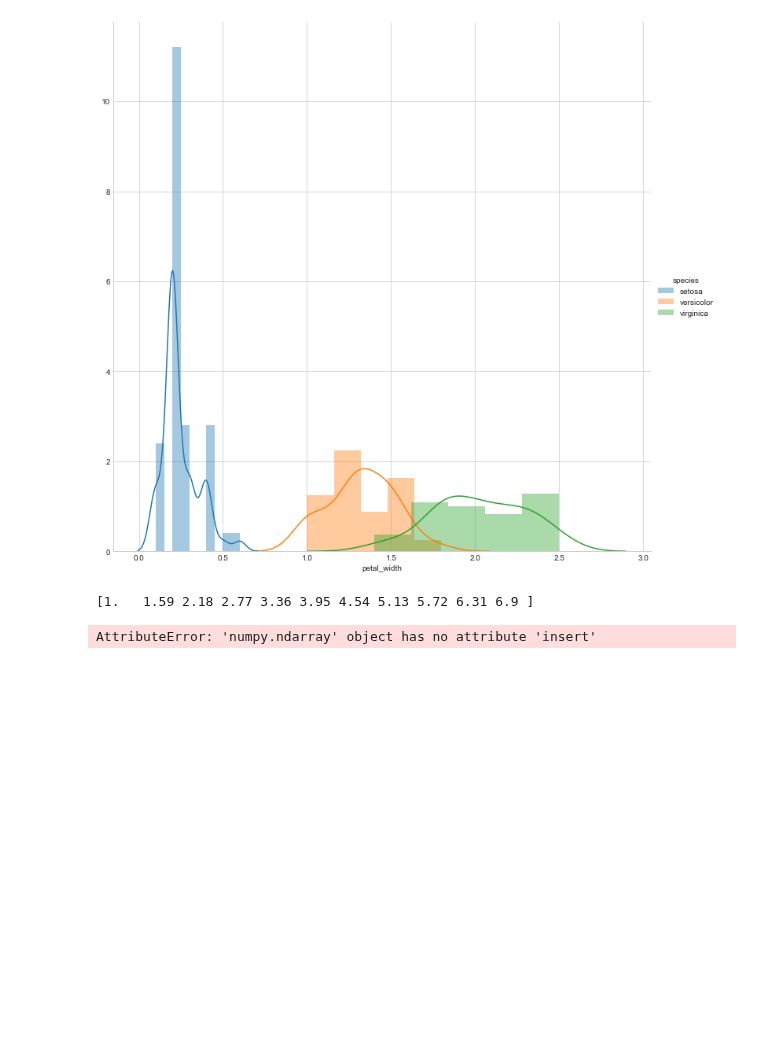
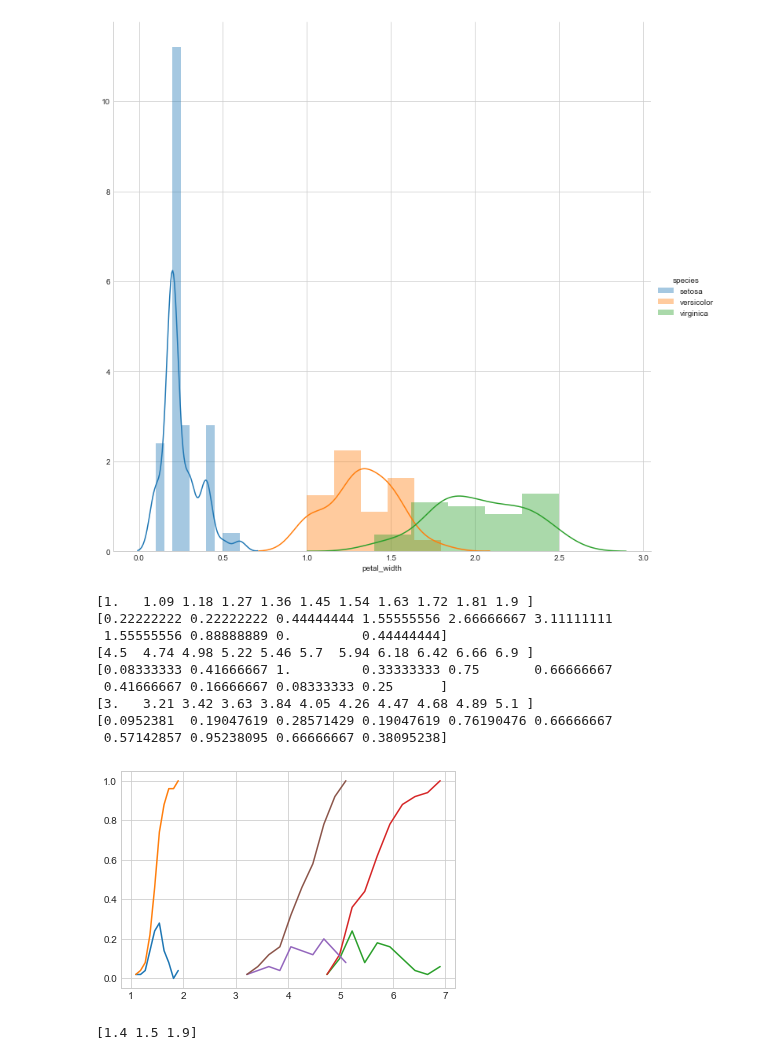
Before and after one commit to utkarshalok/ML-AI, a Jupyter notebook: IRIS/EDA.ipynb, the cells around one changed output. Saved outputs shown, nothing was run; the diff lists cells and outputs as text; code cells hidden in the pictures; blank space fills up the shorter version.

Commit message:
Different plots implemented like boxplot, violinplot, pairplot and quantiles

```diff
--- a/IRIS/Untitled.ipynb
+++ b/IRIS/EDA.ipynb
@@ -30,14 +30,66 @@ sns.FacetGrid(iris,hue="species",size=10).map(sns.distplot,"petal_width").add_le
 plt.show()
 # %% [output]
 [figure]
-# %%
-#PDF and CDF
-counts, bin_edges=np.histogram(iris['petal_length'],bins=10)
-pdf=counts/sum(counts)
-print(bin_edges)
-counts.insert(0,0)
-print(counts)
-#plt.plot(bin_edges,pdf)
-# %% [output]
-[1.   1.59 2.18 2.77 3.36 3.95 4.54 5.13 5.72 6.31 6.9 ]
-AttributeError: 'numpy.ndarray' object has no attribute 'insert'
+# %%
+#PDF and CDF
+iris_setosa=iris.loc[iris['species']=='setosa']
+iris_virginica=iris.loc[iris['species']=='virginica']
+iris_versicolor=iris.loc[iris['species']=='versicolor']
+
+counts, bin_edges=np.histogram(iris_setosa['petal_length'],bins=10,density=True)
+pdf=counts/sum(counts)
+print(bin_edges)
+print(counts)
+
+#CDF
+cdf=np.cumsum(pdf)
+plt.plot(bin_edges[1:],pdf)
+plt.plot(bin_edges[1:],cdf)
+
+#plt.show()
+
+#VIRGINICA
+
+countsvi, bin_edgesvi=np.histogram(iris_virginica['petal_length'],bins=10,density=True)
+pdfvi=countsvi/sum(countsvi)
+print(bin_edgesvi)
+print(countsvi)
+
+#CDF
+cdfvi=np.cumsum(pdfvi)
+plt.plot(bin_edgesvi[1:],pdfvi)
+plt.plot(bin_edgesvi[1:],cdfvi)
+
+#plt.show()
+
+#VERSICOLOR
+
+countsvc, bin_edgesvc=np.histogram(iris_versicolor['petal_length'],bins=10,density=True)
+pdfvc=countsvc/sum(countsvc)
+print(bin_edgesvc)
+print(countsvc)
+
+#CDF
+cdfvc=np.cumsum(pdfvc)
+plt.plot(bin_edgesvc[1:],pdfvc)
+plt.plot(bin_edgesvc[1:],cdfvc)
+
+plt.show()
+# %% [output]
+[1.   1.09 1.18 1.27 1.36 1.45 1.54 1.63 1.72 1.81 1.9 ]
+[0.22222222 0.22222222 0.44444444 1.55555556 2.66666667 3.11111111
+ 1.55555556 0.88888889 0.         0.44444444]
+[4.5  4.74 4.98 5.22 5.46 5.7  5.94 6.18 6.42 6.66 6.9 ]
+[0.08333333 0.41666667 1.         0.33333333 0.75       0.66666667
+ 0.41666667 0.16666667 0.08333333 0.25      ]
+[3.   3.21 3.42 3.63 3.84 4.05 4.26 4.47 4.68 4.89 5.1 ]
+[0.0952381  0.19047619 0.28571429 0.19047619 0.76190476 0.66666667
+ 0.57142857 0.95238095 0.66666667 0.38095238]
+[figure, added]
+# %%
+np.mean(iris_setosa["petal_length"])
+np.median(iris_setosa["petal_length"])
+
+print(np.percentile(iris_setosa["petal_length"],[25,50,100]))
+# %% [output]
+[1.4 1.5 1.9]
```
Also changed, not shown: parts of 2 cells of this notebook, 1 other file.
